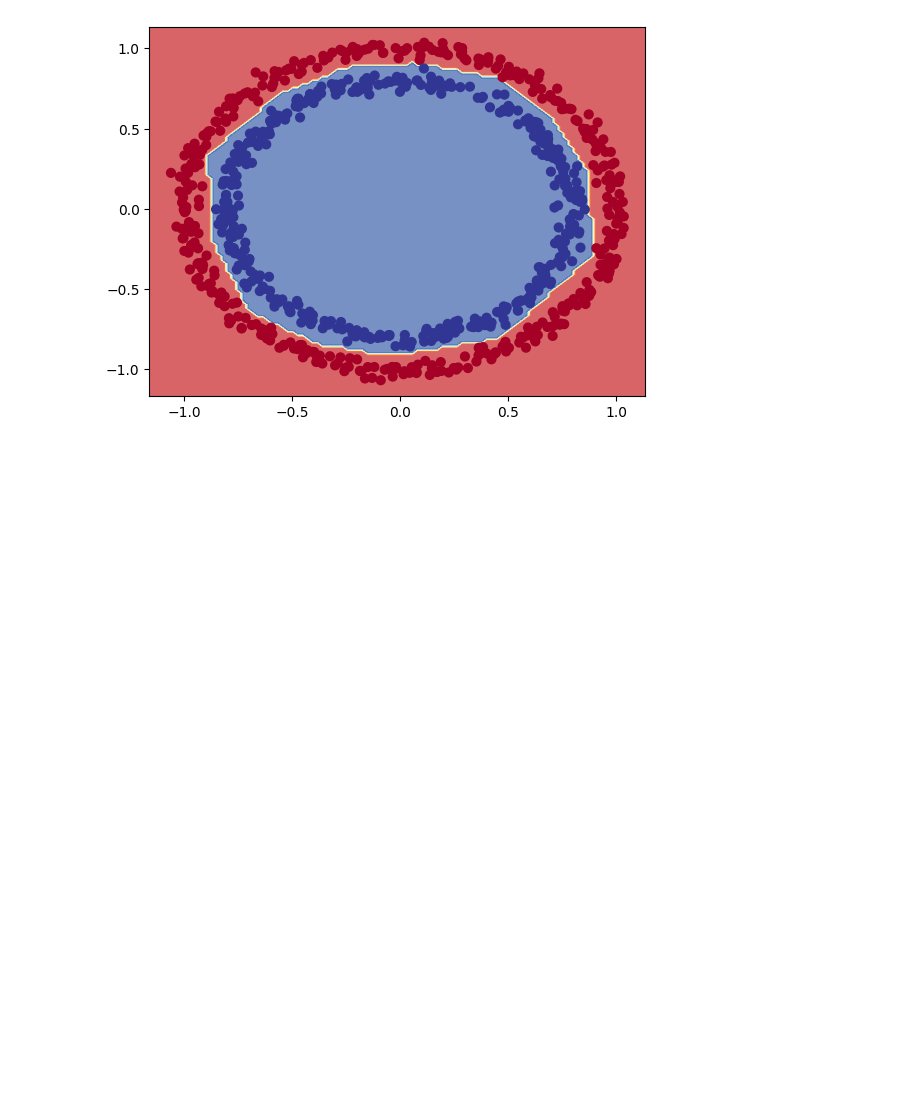
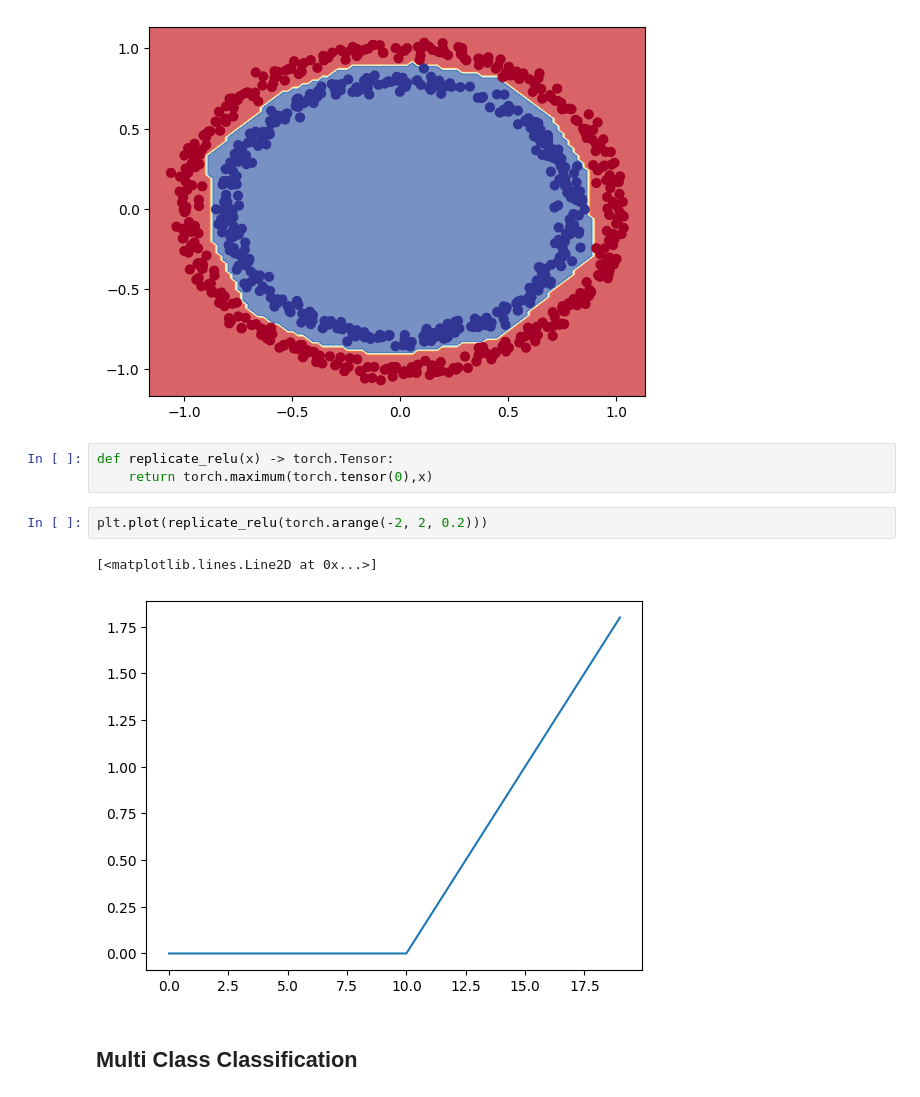
Before and after one commit to zildjianvitoo/pytorch-db, a Jupyter notebook: 02-pytorch-classification/62-architecture.ipynb, the cells around one changed output. Saved outputs shown, nothing was run; the diff lists cells and outputs as text; blank space fills up the shorter version.

Commit message:
learn: make multiclass classification model

```diff
--- a/02-pytorch-classification/62-architecture.ipynb
+++ b/02-pytorch-classification/62-architecture.ipynb
@@ -297,3 +297,13 @@ plt.legend()
 plot_decision_boundary(circle_model_v2,X_train,y_train)
 # %% [output]
 [figure]
+# %%
+def replicate_relu(x) -> torch.Tensor:
+    return torch.maximum(torch.tensor(0),x)
+# %%
+plt.plot(replicate_relu(torch.arange(-2, 2, 0.2)))
+# %% [output]
+[<matplotlib.lines.Line2D at 0x...>]
+[figure, added]
+# %% [markdown]
+## Multi Class Classification
```
Also changed, not shown: 1 other file.
